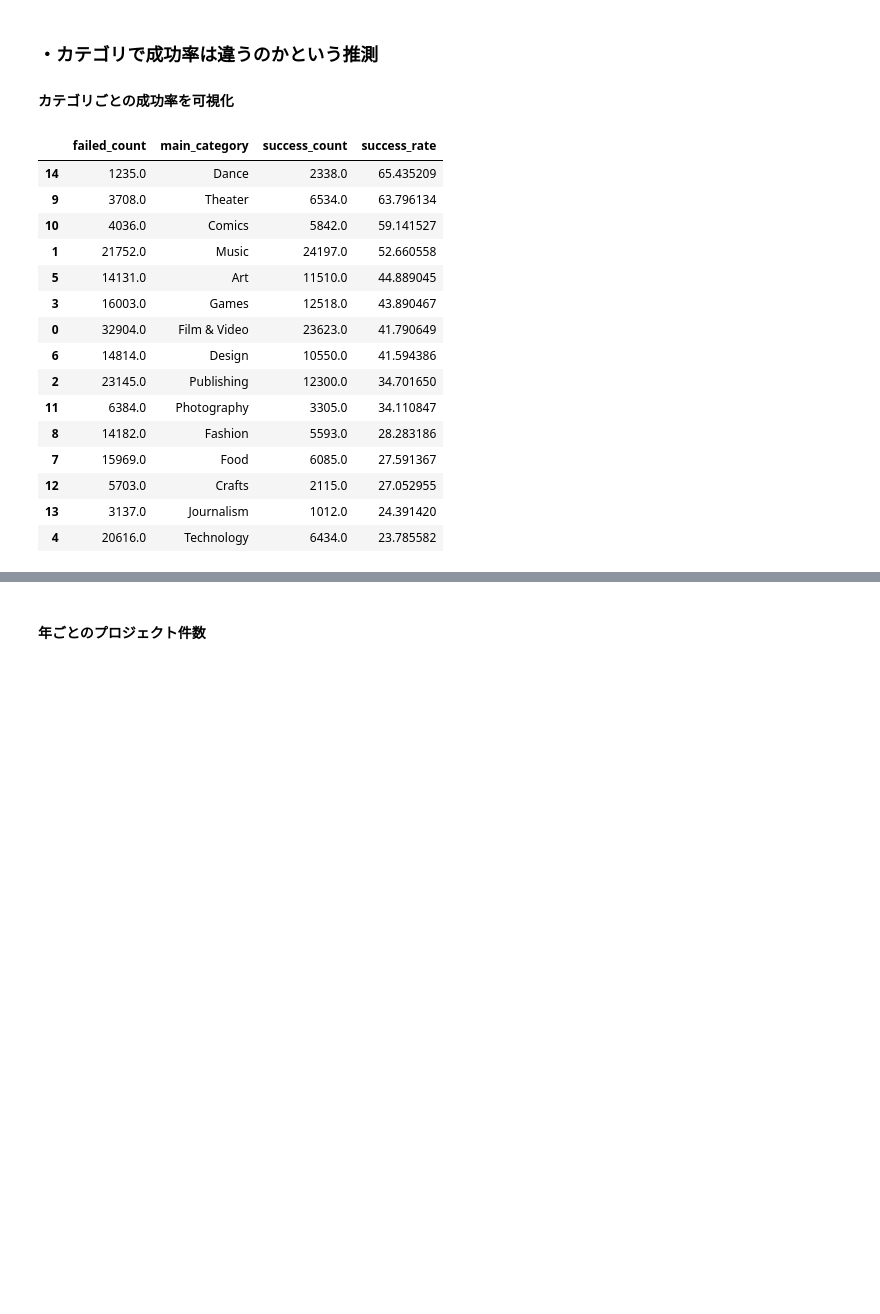
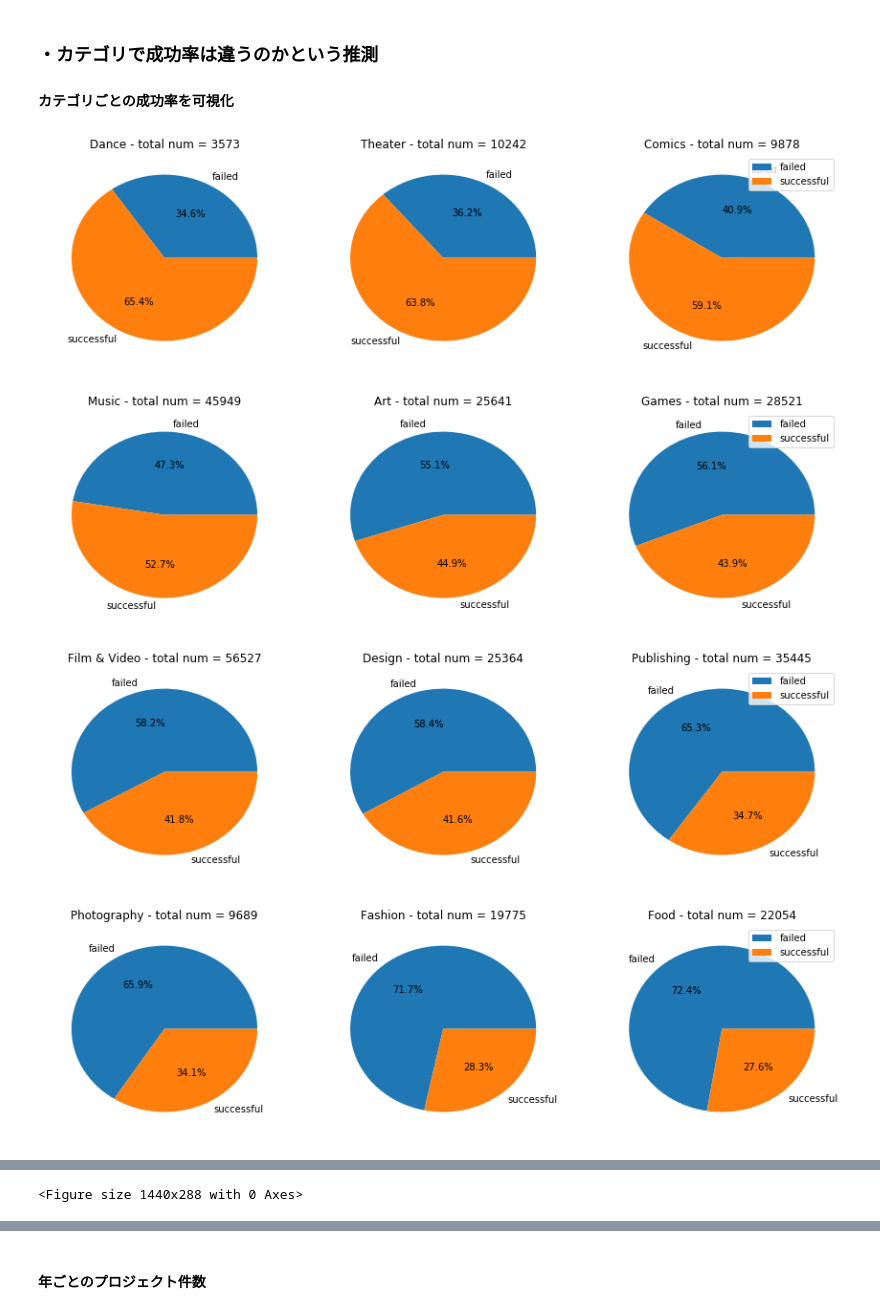
Before and after one commit to a-ozaki-a-ozaki-a-ozaki/KagawaAI_Homework, a Jupyter notebook: Day2_work_尾崎晃広.ipynb, the cells around one changed output, grey strips where cells are left out. Cells and saved outputs as stored; diff of their text form; code cells hidden in the pictures; blank space fills up the shorter version.

```diff
--- a/Day2_work_尾崎晃広.ipynb
+++ b/Day2_work_尾崎晃広.ipynb
@@ -391,22 +433,32 @@ for main_category in main_category_x:
 # 成功率でソート
 df_success_rate = df_success_rate.sort_values(by=["success_rate"],
                                                         ascending=[False])
-# 上手くグラフ化したい
-df_success_rate
+df_success_rate.index = range(len(df_success_rate))
-# %% [output]
-|  | failed_count | main_category | success_count | success_rate |
-| 14 | 1235.0 | Dance | 2338.0 | 65.435209 |
-| 9 | 3708.0 | Theater | 6534.0 | 63.796134 |
-| 10 | 4036.0 | Comics | 5842.0 | 59.141527 |
-| 1 | 21752.0 | Music | 24197.0 | 52.660558 |
-| 5 | 14131.0 | Art | 11510.0 | 44.889045 |
-| 3 | 16003.0 | Games | 12518.0 | 43.890467 |
-| 0 | 32904.0 | Film & Video | 23623.0 | 41.790649 |
-| 6 | 14814.0 | Design | 10550.0 | 41.594386 |
-| 2 | 23145.0 | Publishing | 12300.0 | 34.701650 |
-| 11 | 6384.0 | Photography | 3305.0 | 34.110847 |
-| 8 | 14182.0 | Fashion | 5593.0 | 28.283186 |
-| 7 | 15969.0 | Food | 6085.0 | 27.591367 |
-| 12 | 5703.0 | Crafts | 2115.0 | 27.052955 |
-| 13 | 3137.0 | Journalism | 1012.0 | 24.391420 |
-| 4 | 20616.0 | Technology | 6434.0 | 23.785582 |
+# %%
+# カテゴリごとの成功/失敗の割合を円グラフ表示
+plt.figure(figsize=(20, 4))
+
+for i in range(len(df_success_rate)):
+
+    # 円グラフ描画
+    plt.subplot(1, 4, i % 3 + 1)
+    plt.title("{} - total num = {}".format(df_success_rate.loc[i, "main_category"],
+                                (int)(df_success_rate.loc[i, "success_count"] + df_success_rate.loc[i, "failed_count"])))
+    plt.pie(df_success_rate.loc[i, ["failed_count", "success_count"]].values,
+            autopct="%.1f%%",
+            labels = ["failed", "successful"])
+
+    # 1行に3つずつグラフ描画
+    if ((i + 1) % 3) == 0:
+        plt.legend(loc='best')
+        plt.show()
+        plt.figure(figsize=(20, 4))
+    # 最後
+    elif (i + 1) == len(df_success_rate):
+        plt.legend(loc='best')
+        plt.show()
+# %% [output]
+[figure, added]
+[figure, added]
+[figure, added]
+[figure, added]
@@ -413,3 +466,4 @@ df_success_rate
+<Figure size 1440x288 with 0 Axes>
 # %% [markdown]
 ### 結論
 カテゴリごとで成功する割合が異なることがわかった。
```
Also changed, not shown: parts of 23 cells of this notebook.
